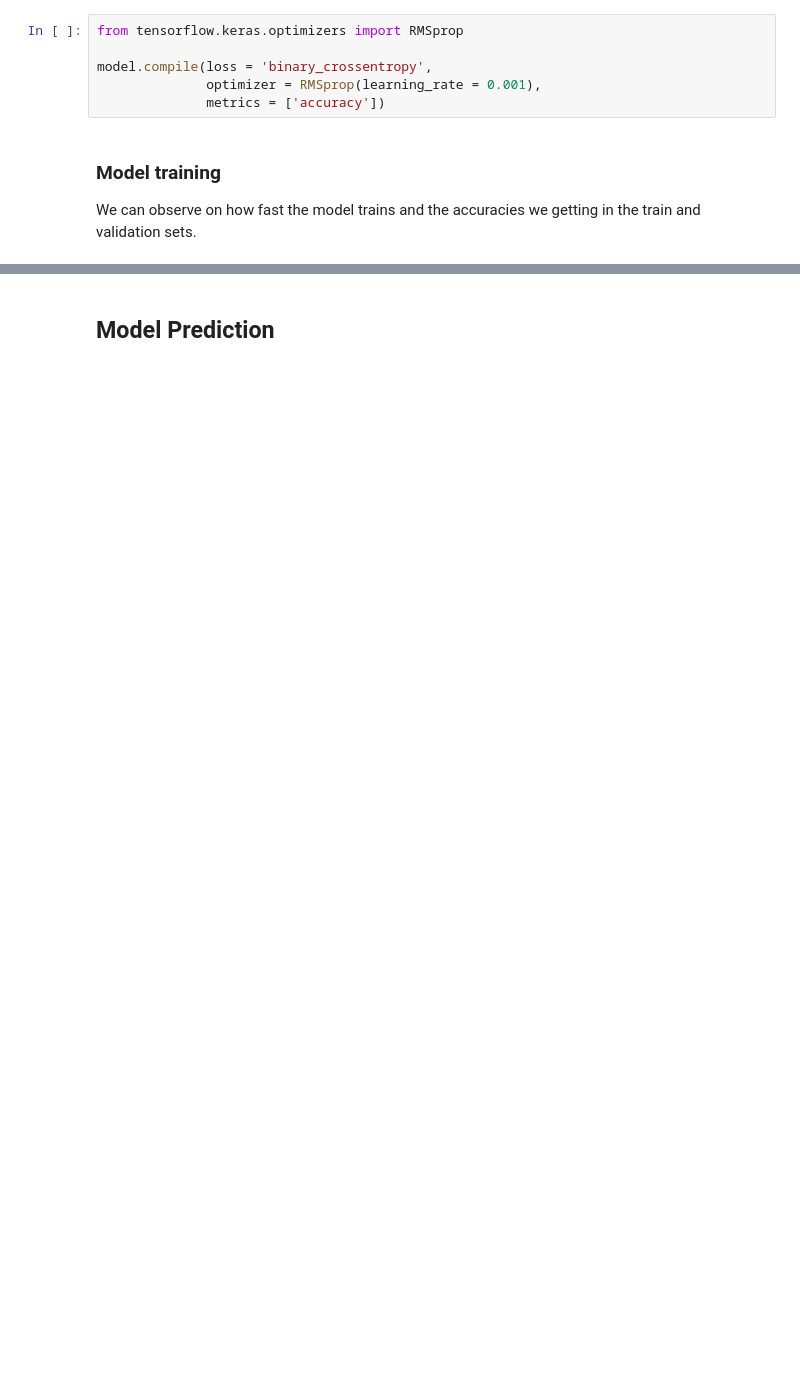
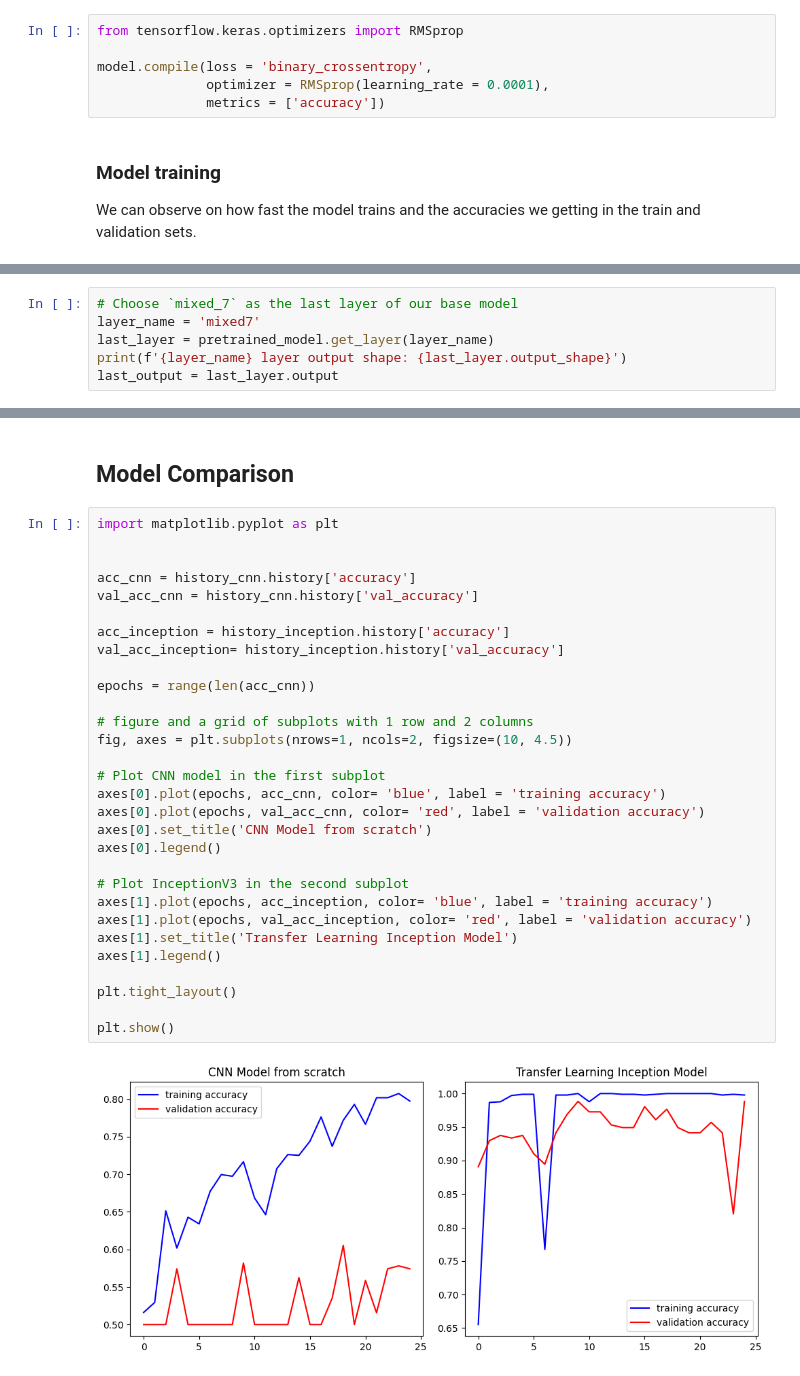
Before and after one commit to Billl-11/CNN-Horse-vs-Human-Classifier, a Jupyter notebook: CNN_Horse_and_Human_Classifier.ipynb, the cells around one changed output, grey strips where cells are left out. Drawn from its saved outputs; the diff is of its cells as text; blank space fills up the shorter version.

```diff
--- a/CNN_Horse_and_Human_Classifier.ipynb
+++ b/CNN_Horse_and_Human_Classifier.ipynb
@@ -145,7 +170,7 @@ _________________________________________________________________
 from tensorflow.keras.optimizers import RMSprop
 
 model.compile(loss = 'binary_crossentropy',
-              optimizer = RMSprop(learning_rate = 0.001),
+              optimizer = RMSprop(learning_rate = 0.0001),
               metrics = ['accuracy'])
 # %% [markdown]
 ### Model training
@@ -178,0 +253,6 @@ Epoch 15/15
+# %%
+# Choose `mixed_7` as the last layer of our base model
+layer_name = 'mixed7'
+last_layer = pretrained_model.get_layer(layer_name)
+print(f'{layer_name} layer output shape: {last_layer.output_shape}')
+last_output = last_layer.output
@@ -179,2 +312,34 @@ Epoch 15/15
 # %% [markdown]
-## Model Prediction
+## Model Comparison
+# %%
+import matplotlib.pyplot as plt
+
+
+acc_cnn = history_cnn.history['accuracy']
+val_acc_cnn = history_cnn.history['val_accuracy']
+
+acc_inception = history_inception.history['accuracy']
+val_acc_inception= history_inception.history['val_accuracy']
+
+epochs = range(len(acc_cnn))
+
+# figure and a grid of subplots with 1 row and 2 columns
+fig, axes = plt.subplots(nrows=1, ncols=2, figsize=(10, 4.5))
+
+# Plot CNN model in the first subplot
+axes[0].plot(epochs, acc_cnn, color= 'blue', label = 'training accuracy')
+axes[0].plot(epochs, val_acc_cnn, color= 'red', label = 'validation accuracy')
+axes[0].set_title('CNN Model from scratch')
+axes[0].legend()
+
+# Plot InceptionV3 in the second subplot
+axes[1].plot(epochs, acc_inception, color= 'blue', label = 'training accuracy')
+axes[1].plot(epochs, val_acc_inception, color= 'red', label = 'validation accuracy')
+axes[1].set_title('Transfer Learning Inception Model')
+axes[1].legend()
+
+plt.tight_layout()
+
+plt.show()
+# %% [output]
+[figure, added]
```
Also changed, not shown: parts of 26 cells of this notebook.
